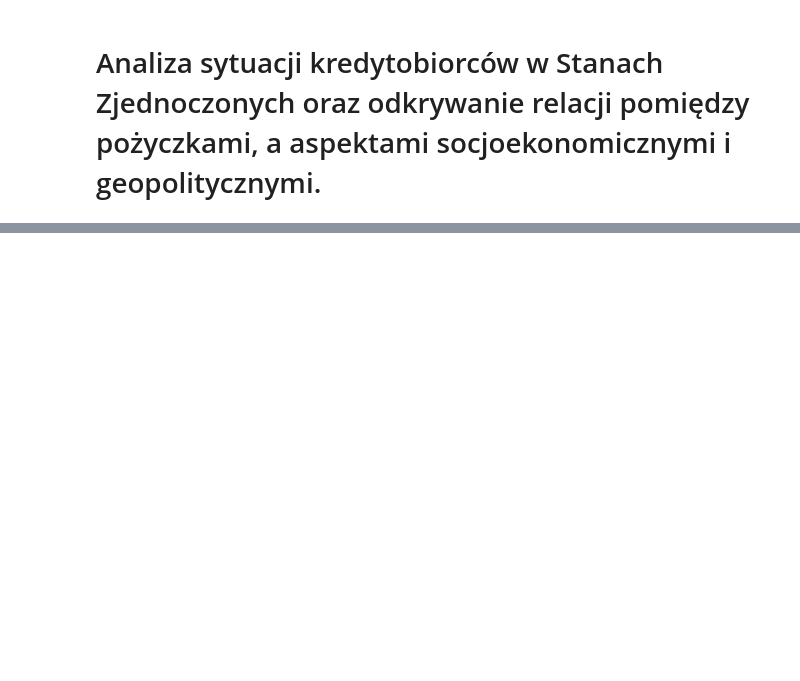
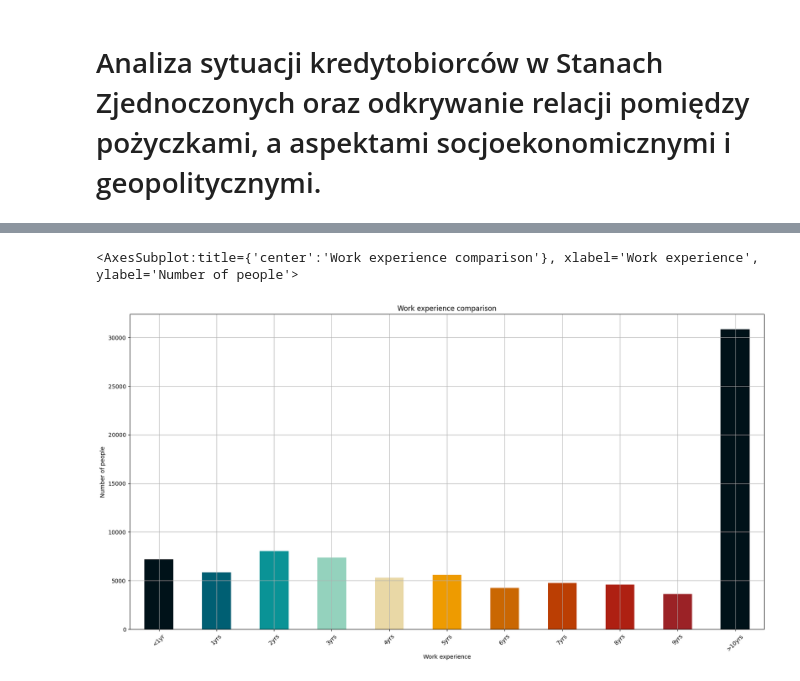
Before and after one commit to applesoju/MAiED, a Jupyter notebook: maied.ipynb, the cells around one changed output, grey strips where cells are left out. Saved outputs shown, nothing was run; the diff lists cells and outputs as text; code cells hidden in the pictures; blank space fills up the shorter version.

```diff
--- a/maied.ipynb
+++ b/maied.ipynb
@@ -42,14 +61,17 @@ axs = ax.set_xticklabels(la_xlabels)
 # %%
 # Experience counts
 
 ec_xlabels = ['<1yr', '1yrs', '2yrs', '3yrs', '4yrs', '5yrs', '6yrs', '7yrs', '8yrs' ,'9yrs' ,'>10yrs']
 df.Experience.value_counts().reindex(ec_xlabels).plot.bar(rot=45,
-                                                          figsize=(12,8),
+                                                          figsize=(20, 10),
                                                           title='Work experience comparison',
                                                           xlabel='Work experience',
                                                           ylabel='Number of people',
                                                           grid=True,
                                                           color=colors)
+# %% [output]
+<AxesSubplot:title={'center':'Work experience comparison'}, xlabel='Work experience', ylabel='Number of people'>
+[figure, added]
 # %%
 # Home status counts
 
```
Also changed, not shown: parts of 11 cells of this notebook.
